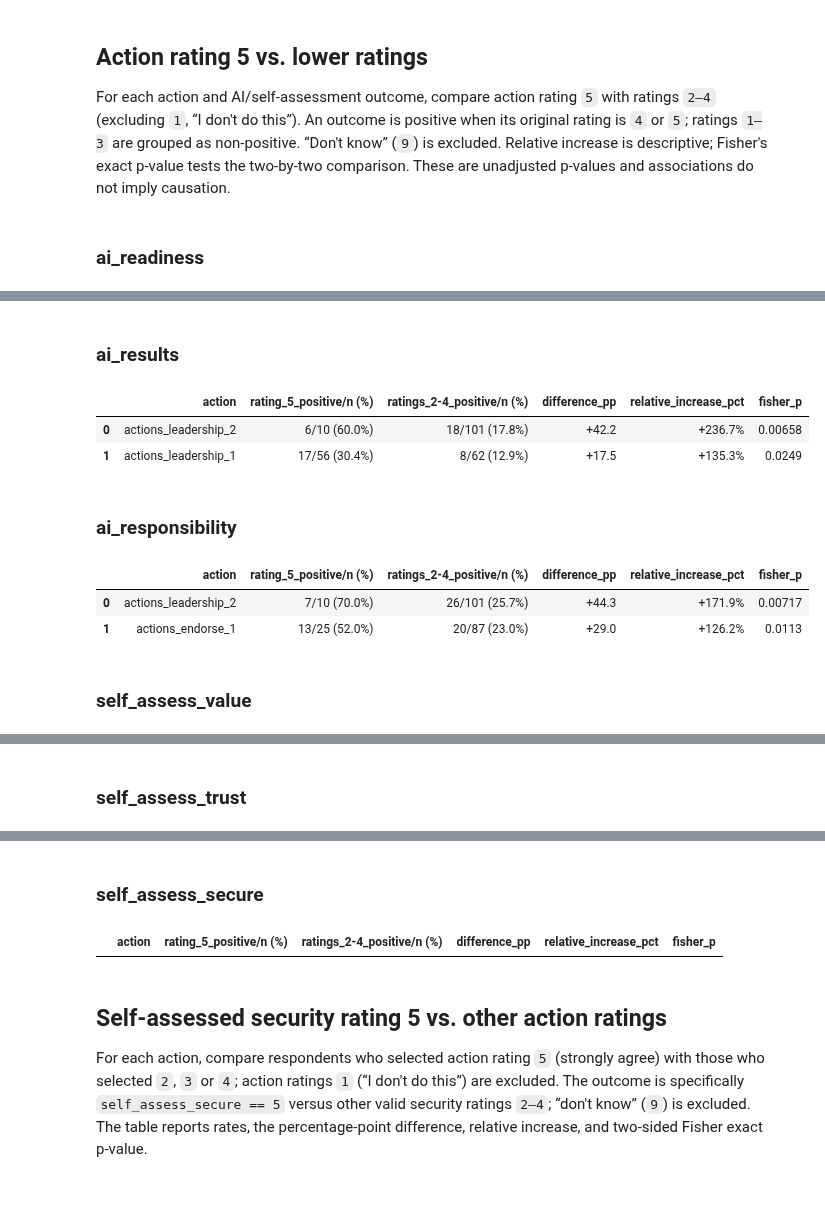
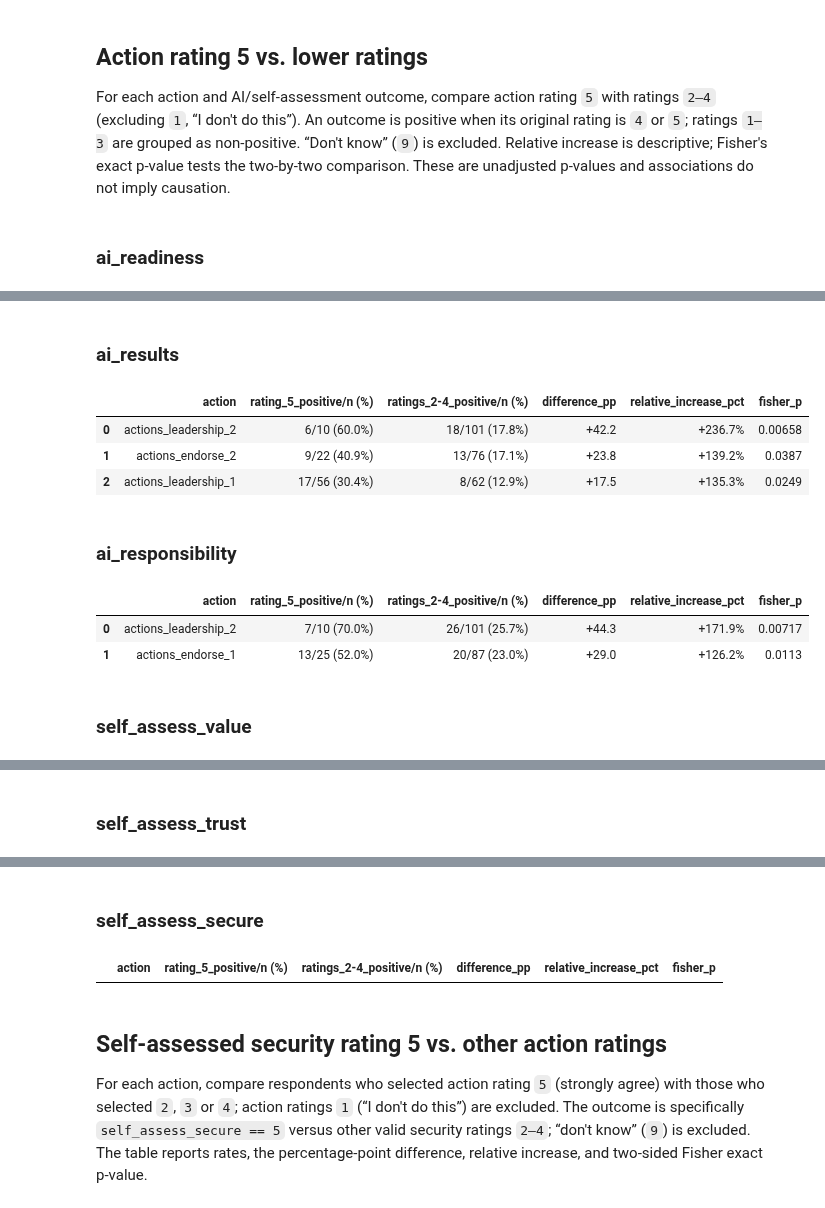
Before and after one commit to Aristotle-Metadata-Enterprises/mast-toolkit-notebooks, a Jupyter notebook: notebooks/dataversity.ipynb, the cells around one changed output, grey strips where cells are left out. Cells and saved outputs as stored; diff of their text form; code cells hidden in the pictures.

Commit message:
add metadata and new graphs

```diff
--- a/notebooks/dataversity.ipynb
+++ b/notebooks/dataversity.ipynb
@@ -7,13 +7,34 @@ from pathlib import Path
 
 import pandas as pd
 
-filename = "dataversity_survey_2iyUvU5Z4Pdi25fBvXwQsJ_responses.csv"
-candidates = [Path("data") / filename, Path("../data") / filename]
-csv_path = next((path for path in candidates if path.exists()), None)
+PROJECT_NAME = "dataversity-2026"
+data_dir = Path("data") / PROJECT_NAME
+if not data_dir.exists():
+    data_dir = Path("../data") / PROJECT_NAME
 
-if csv_path is None:
-    raise FileNotFoundError(f"Could not find {filename}. Checked: {candidates}")
+responses_file = data_dir / "dataversity_survey_2iyUvU5Z4Pdi25fBvXwQsJ_responses.csv"
+metadata_file = data_dir / "dataversity_metadata.csv"
 
-responses = pd.read_csv(csv_path)
-print(f"Loaded {len(responses):,} responses and {len(responses.columns)} columns from {csv_path}")
+responses = pd.read_csv(responses_file)
+metadata = pd.read_csv(metadata_file)
+
+
+def parse_choices(choices):
+    if pd.isna(choices) or not choices:
+        return []
+    parsed = []
+    for choice in choices.split("|"):
+        code, separator, value = choice.partition(";")
+        if not separator:
+            raise ValueError(f"Malformed choice entry: {choice!r}")
+        parsed.append({"code": code, "value": value})
+    return parsed
+
+
+metadata["choices_parsed"] = metadata["choices (if applicable)"].apply(parse_choices)
+print(f"Loaded {len(responses):,} responses from {responses_file}")
+print(
+    f"Loaded metadata for {len(metadata)} fields; "
+    f"{metadata['choices_parsed'].str.len().gt(0).sum()} fields have choices."
+)
 # %% [output]
@@ -557,37 +527,38 @@ rating_5_comparison = pd.DataFrame(comparison_rows)
 for outcome_column in outcome_columns:
     outcome_table = rating_5_comparison.loc[
         (rating_5_comparison["outcome"] == outcome_column)
-        & (rating_5_comparison["fisher_p"] < 0.025),
+        & (rating_5_comparison["fisher_p"] < 0.05),
         [
             "action",
             "rating_5_positive/n (%)",
             "ratings_2-4_positive/n (%)",
             "difference_pp",
             "relative_increase_pct",
             "fisher_p",
         ],
     ].sort_values("relative_increase_pct", ascending=False, na_position="last")
     display(Markdown(f"### {outcome_column}"))
     display(
         outcome_table.reset_index(drop=True).style.format(
             {
                 "difference_pp": "{:+.1f}",
                 "relative_increase_pct": "{:+.1f}%",
                 "fisher_p": "{:.3g}",
             },
             na_rep="n/a",
         )
     )
 # %% [output]
 ### ai_readiness
 |  | action | rating_5_positive/n (%) | ratings_2-4_positive/n (%) | difference_pp | relative_increase_pct | fisher_p |
 | 0 | actions_leadership_2 | 6/10 (60.0%) | 11/101 (10.9%) | +49.1 | +450.9% | 0.000785 |
 | 1 | actions_endorse_2 | 8/22 (36.4%) | 7/76 (9.2%) | +27.2 | +294.8% | 0.00449 |
 | 2 | actions_leadership_1 | 14/56 (25.0%) | 5/62 (8.1%) | +16.9 | +210.0% | 0.0222 |
 ### ai_results
 |  | action | rating_5_positive/n (%) | ratings_2-4_positive/n (%) | difference_pp | relative_increase_pct | fisher_p |
 | 0 | actions_leadership_2 | 6/10 (60.0%) | 18/101 (17.8%) | +42.2 | +236.7% | 0.00658 |
-| 1 | actions_leadership_1 | 17/56 (30.4%) | 8/62 (12.9%) | +17.5 | +135.3% | 0.0249 |
+| 1 | actions_endorse_2 | 9/22 (40.9%) | 13/76 (17.1%) | +23.8 | +139.2% | 0.0387 |
+| 2 | actions_leadership_1 | 17/56 (30.4%) | 8/62 (12.9%) | +17.5 | +135.3% | 0.0249 |
 ### ai_responsibility
 |  | action | rating_5_positive/n (%) | ratings_2-4_positive/n (%) | difference_pp | relative_increase_pct | fisher_p |
 | 0 | actions_leadership_2 | 7/10 (70.0%) | 26/101 (25.7%) | +44.3 | +171.9% | 0.00717 |
```
Also changed, not shown: parts of 8 cells of this notebook, 3 other files.
